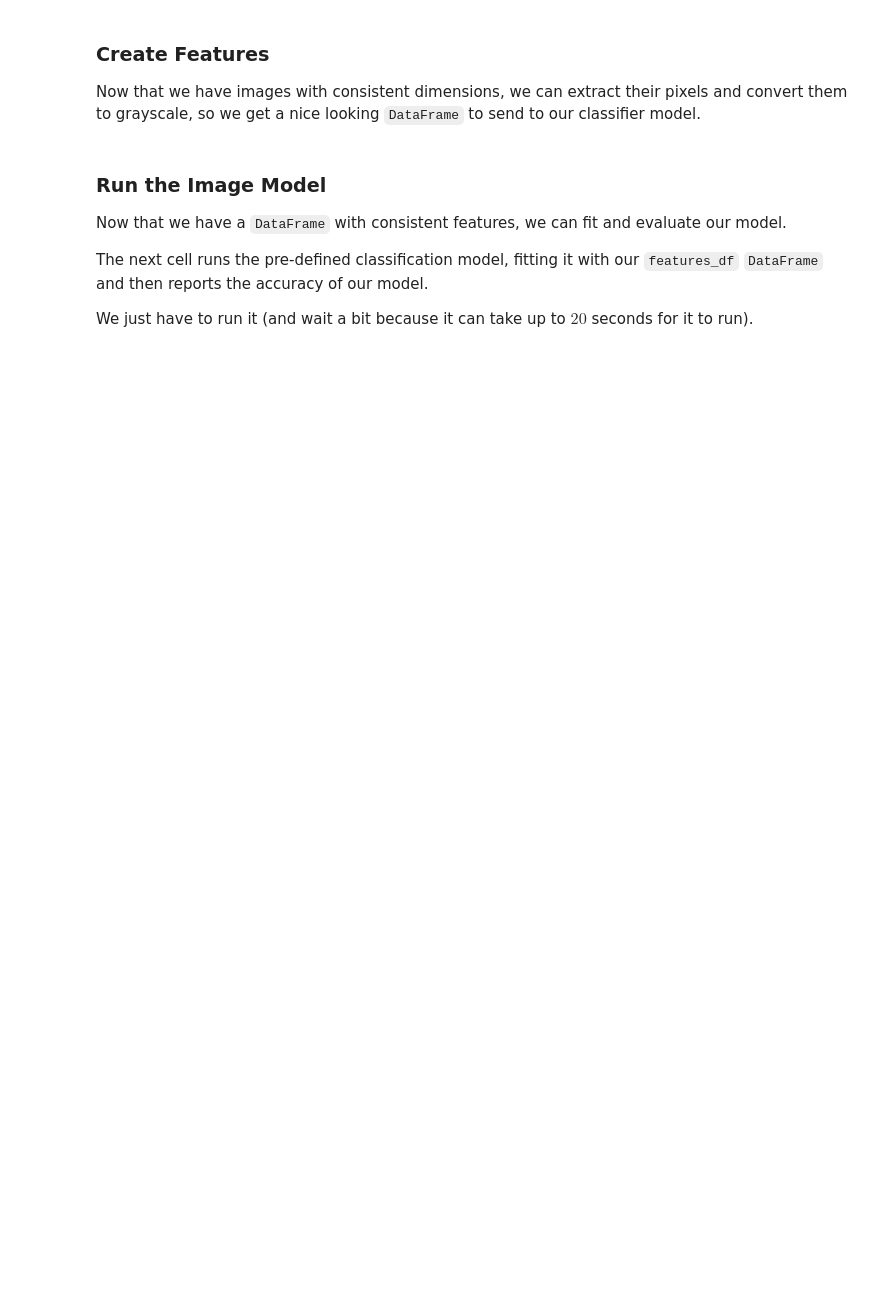
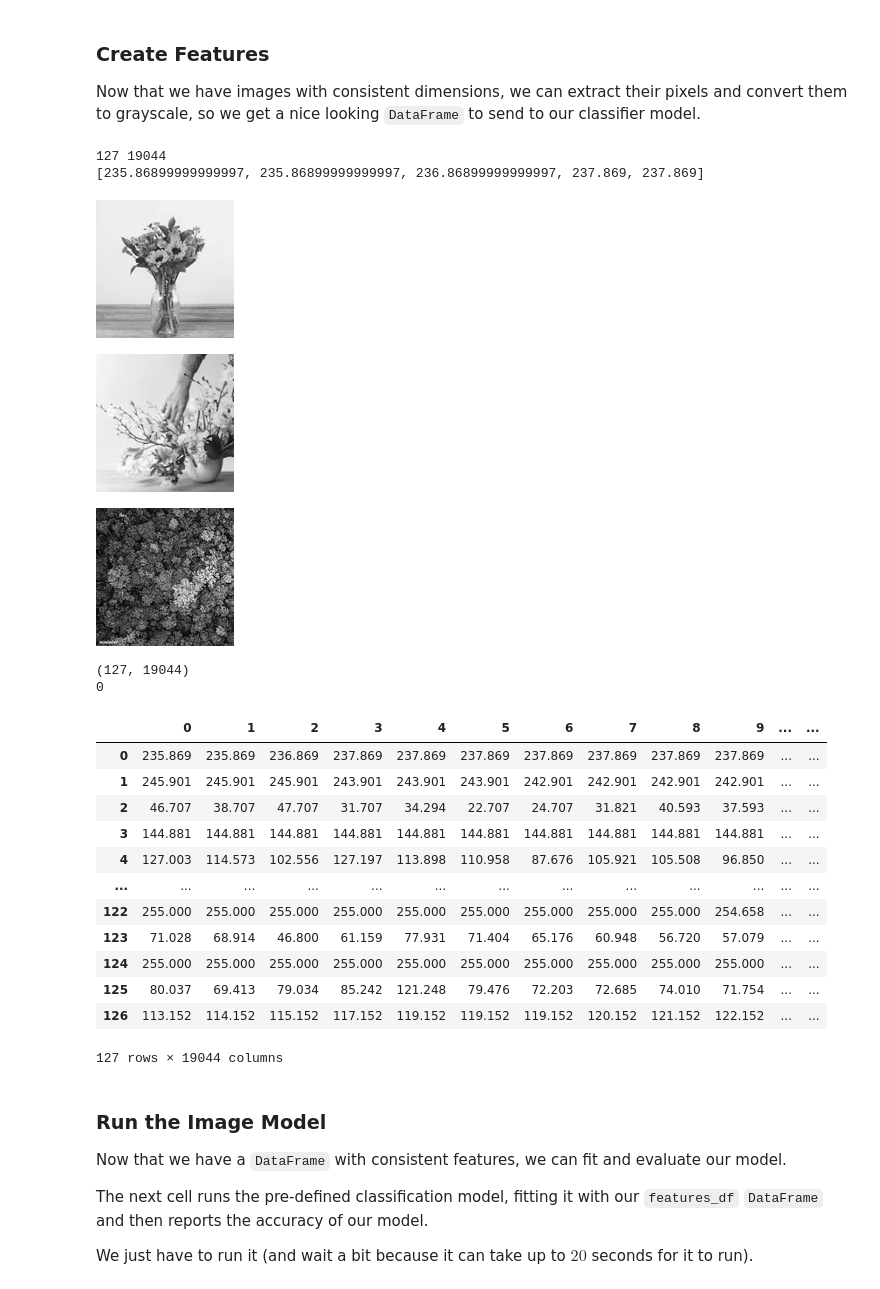
Before and after one commit to Tedesco-AI-ML-F2026/Homework06, a Jupyter notebook: Homework06A.ipynb, the cells around one changed output. Saved outputs shown, nothing was run; the diff lists cells and outputs as text; code cells hidden in the pictures; blank space fills up the shorter version.

```diff
--- a/Homework06A.ipynb
+++ b/Homework06A.ipynb
@@ -392,3 +501,51 @@ Now that we have images with consistent dimensions, we can extract their pixels
+# %%
+# TODO: calculate grayscale pixel values
+gray_features = []
+for img in imgs_resized:
+    pxs = get_pixels(img)
+    gray_pxs = []
+    for r, g, b in pxs:
+        gray_pxs.append(0.299 * r + 0.587 * g + 0.114 * b)
+    gray_features.append(gray_pxs)
+
+print(len(gray_features), len(gray_features[0]))
+print(gray_features[0][:5])
+
+# TODO: look at some images with make_image()
+w, h = imgs_resized[0].size
+
+for i in range(3):
+    display(make_image(gray_features[i], w, h))
+
+# size = imgs_resized[0].size
+# for i in range(3):
+#     display(make_image(gray_features[i], size))
+# TODO: create DataFrame
+features_df = pd.DataFrame(gray_features)
+print(features_df.shape)
+print(features_df.isna().sum().sum())
+features_df
+# %% [output]
+127 19044
+[235.86899999999997, 235.86899999999997, 236.86899999999997, 237.869, 237.869]
+[figure, added]
+[figure, added]
+[figure, added]
+(127, 19044)
+0
+|  | 0 | 1 | 2 | 3 | 4 | 5 | 6 | 7 | 8 | 9 | ... | ... |
+| 0 | 235.869 | 235.869 | 236.869 | 237.869 | 237.869 | 237.869 | 237.869 | 237.869 | 237.869 | 237.869 | ... | ... |
+| 1 | 245.901 | 245.901 | 245.901 | 243.901 | 243.901 | 243.901 | 242.901 | 242.901 | 242.901 | 242.901 | ... | ... |
+| 2 | 46.707 | 38.707 | 47.707 | 31.707 | 34.294 | 22.707 | 24.707 | 31.821 | 40.593 | 37.593 | ... | ... |
+| 3 | 144.881 | 144.881 | 144.881 | 144.881 | 144.881 | 144.881 | 144.881 | 144.881 | 144.881 | 144.881 | ... | ... |
+| 4 | 127.003 | 114.573 | 102.556 | 127.197 | 113.898 | 110.958 | 87.676 | 105.921 | 105.508 | 96.850 | ... | ... |
+| ... | ... | ... | ... | ... | ... | ... | ... | ... | ... | ... | ... | ... |
+| 122 | 255.000 | 255.000 | 255.000 | 255.000 | 255.000 | 255.000 | 255.000 | 255.000 | 255.000 | 254.658 | ... | ... |
+| 123 | 71.028 | 68.914 | 46.800 | 61.159 | 77.931 | 71.404 | 65.176 | 60.948 | 56.720 | 57.079 | ... | ... |
+| 124 | 255.000 | 255.000 | 255.000 | 255.000 | 255.000 | 255.000 | 255.000 | 255.000 | 255.000 | 255.000 | ... | ... |
+| 125 | 80.037 | 69.413 | 79.034 | 85.242 | 121.248 | 79.476 | 72.203 | 72.685 | 74.010 | 71.754 | ... | ... |
+| 126 | 113.152 | 114.152 | 115.152 | 117.152 | 119.152 | 119.152 | 119.152 | 120.152 | 121.152 | 122.152 | ... | ... |
+127 rows × 19044 columns
 # %% [markdown]
 ### Run the Image Model
 
```
Also changed, not shown: parts of 19 cells of this notebook, 1 other file.
